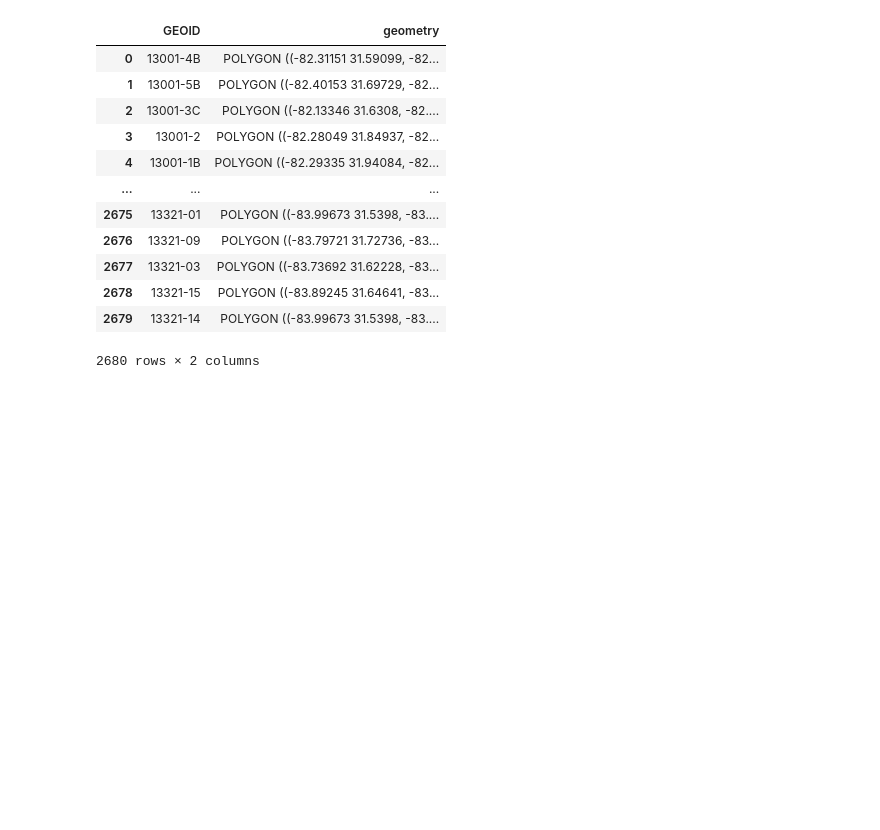
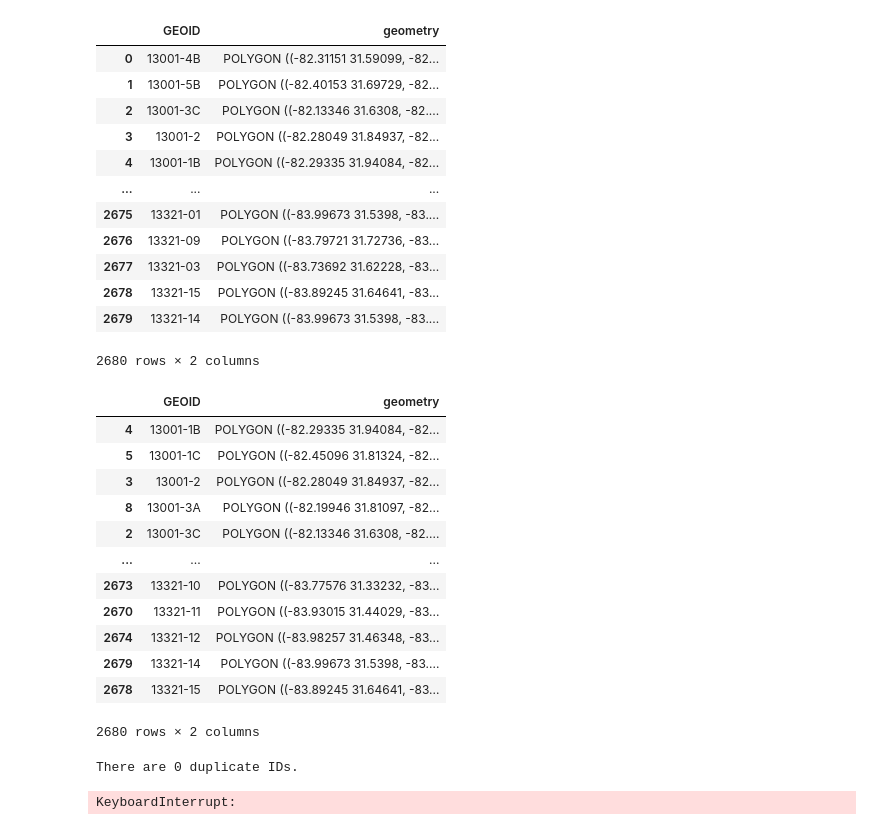
Before and after one commit to CSE416-Rockies/Rockies-VRA-Repeal-Analysis, a Jupyter notebook: preprocessing/nyt_ga.ipynb, the cells around one changed output. Cells and saved outputs as stored; diff of their text form; code cells hidden in the pictures; blank space fills up the shorter version.

```diff
--- a/preprocessing/nyt_ga.ipynb
+++ b/preprocessing/nyt_ga.ipynb
@@ -62,3 +62,20 @@ df_precincts
 | 2678 | 13321-15 | POLYGON ((-83.89245 31.64641, -83... |
 | 2679 | 13321-14 | POLYGON ((-83.99673 31.5398, -83.... |
 2680 rows × 2 columns
+# %%
+df_precincts = df_precincts.sort_values(by='GEOID')
+df_precincts
+# %% [output]
+|  | GEOID | geometry |
+| 4 | 13001-1B | POLYGON ((-82.29335 31.94084, -82... |
+| 5 | 13001-1C | POLYGON ((-82.45096 31.81324, -82... |
+| 3 | 13001-2 | POLYGON ((-82.28049 31.84937, -82... |
+| 8 | 13001-3A | POLYGON ((-82.19946 31.81097, -82... |
+| 2 | 13001-3C | POLYGON ((-82.13346 31.6308, -82.... |
+| ... | ... | ... |
+| 2673 | 13321-10 | POLYGON ((-83.77576 31.33232, -83... |
+| 2670 | 13321-11 | POLYGON ((-83.93015 31.44029, -83... |
+| 2674 | 13321-12 | POLYGON ((-83.98257 31.46348, -83... |
+| 2679 | 13321-14 | POLYGON ((-83.99673 31.5398, -83.... |
+| 2678 | 13321-15 | POLYGON ((-83.89245 31.64641, -83... |
+2680 rows × 2 columns
@@ -65,2 +84,9 @@ df_precincts
+# %%
+num_duplicates = df_precincts['GEOID'].duplicated().sum()
+print(f"There are {num_duplicates} duplicate IDs.")
+# %% [output]
+There are 0 duplicate IDs.
 # %%
 df_precincts.to_file("Georgia_precincts.geojson", driver="GeoJSON")
+# %% [output]
+KeyboardInterrupt:
```
Also changed, not shown: parts of 1 cell of this notebook, 9 other files.
